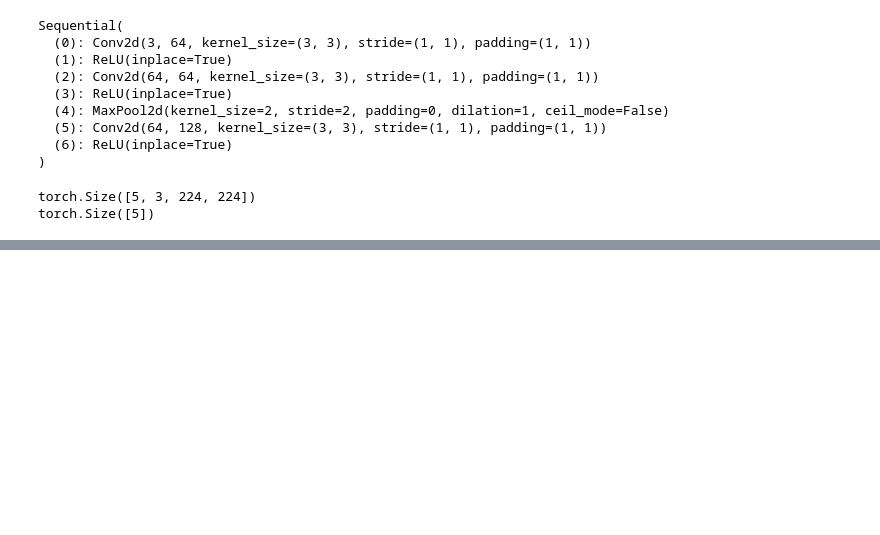
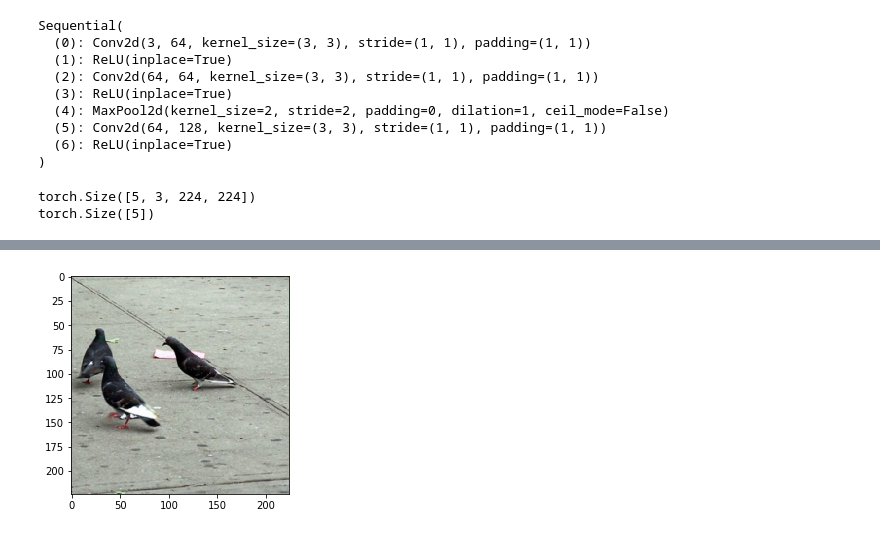
Before and after one commit to gabrielnieves18/machine-learning, a Jupyter notebook: electric-dreams/VGG.ipynb, the cells around one changed output, grey strips where cells are left out. Saved outputs shown, nothing was run; the diff lists cells and outputs as text; code cells hidden in the pictures; blank space fills up the shorter version.

```diff
--- a/electric-dreams/VGG.ipynb
+++ b/electric-dreams/VGG.ipynb
@@ -200,3 +260,15 @@ Class:tile roof, Value:889
+# %%
+# Original image
+_image = image * std
+_image += mean
+_image  = np.clip(_image, 0, 1)
+_image *= 255
+_image = _image.astype(np.uint8)
+
+plt.imshow(_image)
+plt.show()
+# %% [output]
+[figure, added]
 # %%
 lr = 1.0
 kernel_index = 10
```
Also changed, not shown: parts of 30 cells of this notebook, 13 other files.
